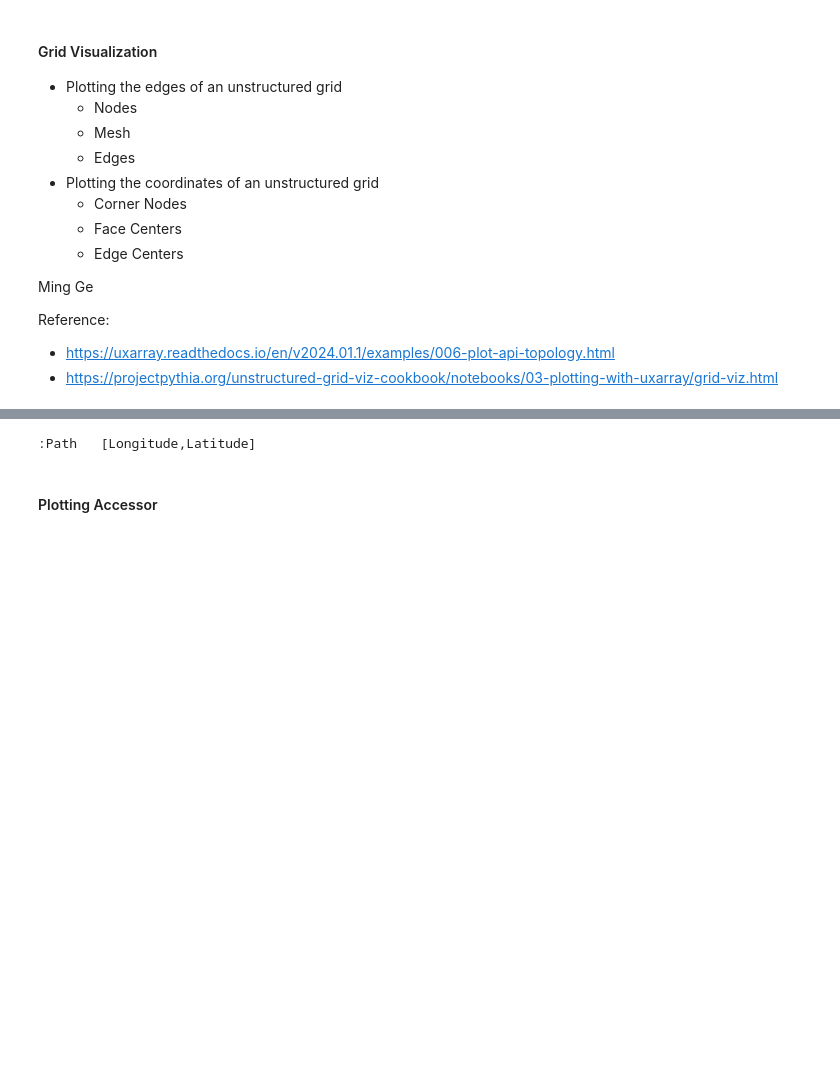
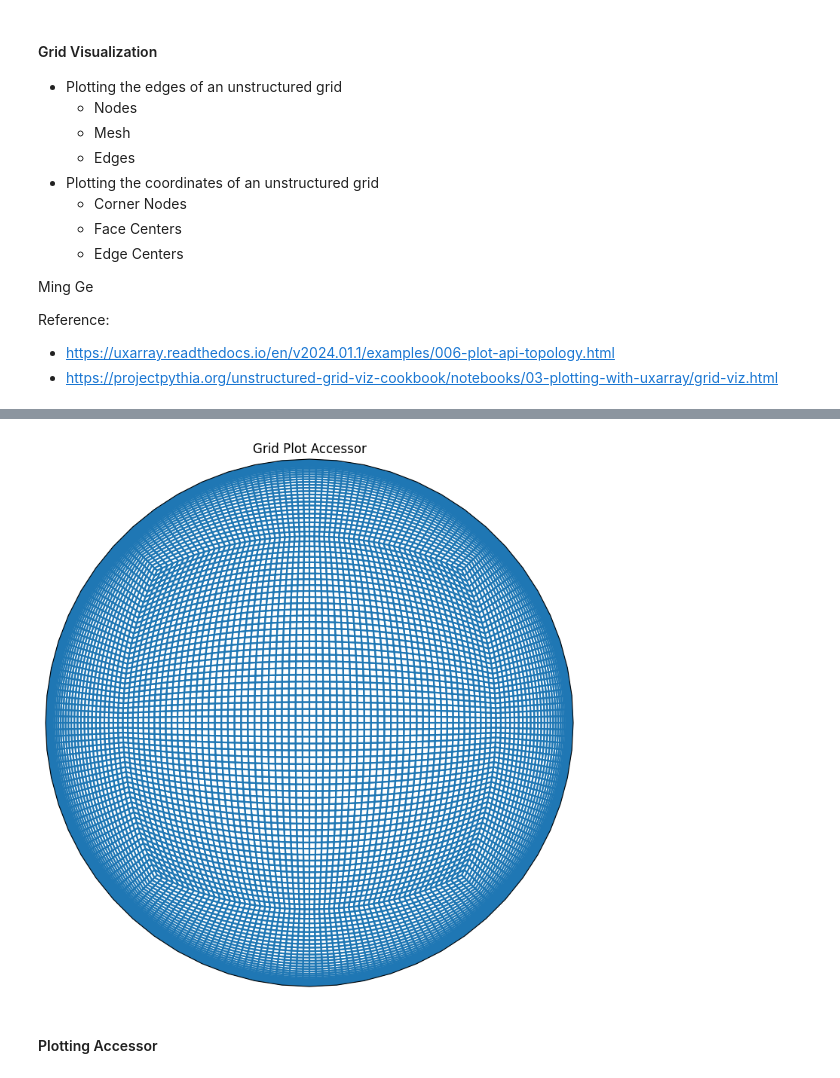
Before and after one commit to ming80302/MPAS_Plotting, a Jupyter notebook: MPAS_graphics/plot_grid_ux.ipynb, the cells around one changed output, grey strips where cells are left out. Drawn from its saved outputs; the diff is of its cells as text; code cells hidden in the pictures; blank space fills up the shorter version.

```diff
--- a/MPAS_graphics/plot_grid_ux.ipynb
+++ b/MPAS_graphics/plot_grid_ux.ipynb
@@ -37,13 +39,14 @@ uxds_e3sm = ux.open_dataset(grid_file, data_path)
 uxgrid = uxds_e3sm.uxgrid
 # %%
 %%time
-uxgrid.plot(
+obj = uxgrid.plot(
     height=500,
     width=750,
     title="Grid Plot Accessor",
     backend="matplotlib",
     projection=ccrs.Orthographic(central_latitude=0, central_longitude=0),
 )
+hv.render(obj, backend='matplotlib')
 # %% [output]
 [interactive output not drawn]
 [interactive output not drawn]
@@ -54,4 +57,4 @@ Wall time: 862 ms
-:Path   [Longitude,Latitude]
+[figure, added]
 # %% [markdown]
 #### Plotting Accessor
 # %%
```
Also changed, not shown: parts of 2 cells of this notebook, 8 other files.
